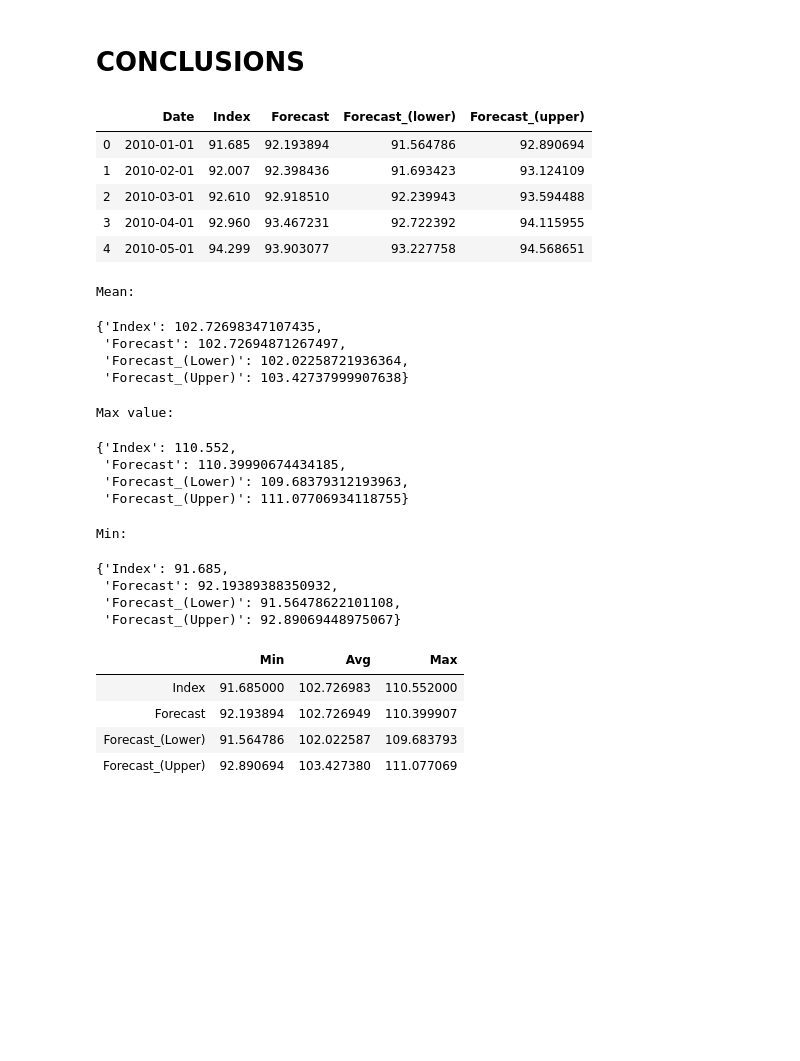
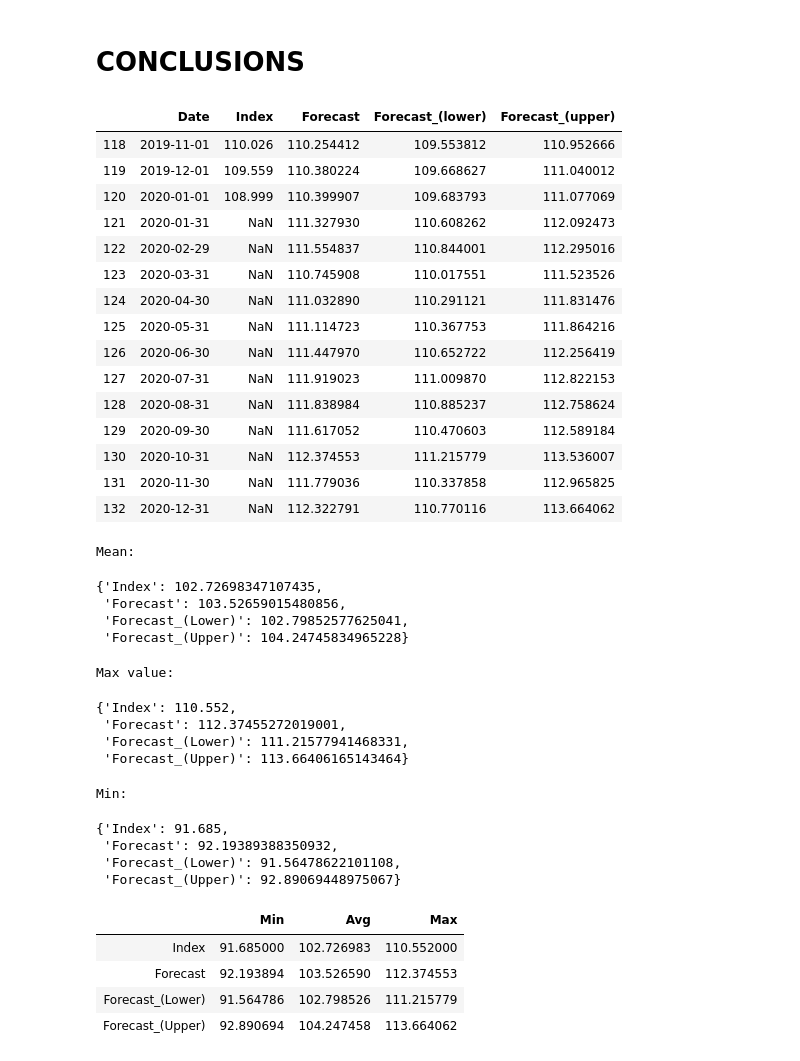
Before and after one commit to azagorowski/Analysis-and-forecast-of-stock-exchange-price-based-on-selected-indicators-using-machine-learning, a Jupyter notebook: scripts/azagorowski_scripts/Industrial_production_forecast_2021.ipynb, the cells around one changed output. Cells and saved outputs as stored; diff of their text form; code cells hidden in the pictures; blank space fills up the shorter version.

```diff
--- a/scripts/azagorowski_scripts/Industrial_production_forecast_2021.ipynb
+++ b/scripts/azagorowski_scripts/Industrial_production_forecast_2021.ipynb
@@ -145,21 +145,31 @@ py.iplot(fig)
 # CONCLUSIONS
 # %%
 #Merge two Data Frames (imported from .csv file and forecast) on date column ('ds')
-df2 = df.merge(forecast[['ds', 'yhat', 'yhat_lower', 'yhat_upper']],sort=True,on=['ds'])
+df2 = df.merge(forecast[['ds', 'yhat', 'yhat_lower', 'yhat_upper']],sort=True,on=['ds'],how="outer")
 
 #Rename the columns title
 df2 = df2.rename(columns={'ds': 'Date', 'y': 'Index','yhat': 'Forecast',
                           'yhat_lower': 'Forecast_(lower)','yhat_upper': 'Forecast_(upper)'})
 
 #Display header
-df2.head()
+df2.tail(15)
 # %% [output]
 |  | Date | Index | Forecast | Forecast_(lower) | Forecast_(upper) |
-| 0 | 2010-01-01 | 91.685 | 92.193894 | 91.564786 | 92.890694 |
-| 1 | 2010-02-01 | 92.007 | 92.398436 | 91.693423 | 93.124109 |
-| 2 | 2010-03-01 | 92.610 | 92.918510 | 92.239943 | 93.594488 |
-| 3 | 2010-04-01 | 92.960 | 93.467231 | 92.722392 | 94.115955 |
-| 4 | 2010-05-01 | 94.299 | 93.903077 | 93.227758 | 94.568651 |
+| 118 | 2019-11-01 | 110.026 | 110.254412 | 109.553812 | 110.952666 |
+| 119 | 2019-12-01 | 109.559 | 110.380224 | 109.668627 | 111.040012 |
+| 120 | 2020-01-01 | 108.999 | 110.399907 | 109.683793 | 111.077069 |
+| 121 | 2020-01-31 | NaN | 111.327930 | 110.608262 | 112.092473 |
+| 122 | 2020-02-29 | NaN | 111.554837 | 110.844001 | 112.295016 |
+| 123 | 2020-03-31 | NaN | 110.745908 | 110.017551 | 111.523526 |
+| 124 | 2020-04-30 | NaN | 111.032890 | 110.291121 | 111.831476 |
+| 125 | 2020-05-31 | NaN | 111.114723 | 110.367753 | 111.864216 |
+| 126 | 2020-06-30 | NaN | 111.447970 | 110.652722 | 112.256419 |
+| 127 | 2020-07-31 | NaN | 111.919023 | 111.009870 | 112.822153 |
+| 128 | 2020-08-31 | NaN | 111.838984 | 110.885237 | 112.758624 |
+| 129 | 2020-09-30 | NaN | 111.617052 | 110.470603 | 112.589184 |
+| 130 | 2020-10-31 | NaN | 112.374553 | 111.215779 | 113.536007 |
+| 131 | 2020-11-30 | NaN | 111.779036 | 110.337858 | 112.965825 |
+| 132 | 2020-12-31 | NaN | 112.322791 | 110.770116 | 113.664062 |
 # %%
 #Calculation of mean for every column
 meanIndex = df2['Index'].mean()
@@ -176,11 +186,11 @@ meanDict
 # %% [output]
 Mean:
 {'Index': 102.72698347107435,
- 'Forecast': 102.72694871267497,
- 'Forecast_(Lower)': 102.02258721936364,
- 'Forecast_(Upper)': 103.42737999907638}
+ 'Forecast': 103.52659015480856,
+ 'Forecast_(Lower)': 102.79852577625041,
+ 'Forecast_(Upper)': 104.24745834965228}
 # %%
-#Calculation of max for every column
+#Max values
 maxIndex = df2['Index'].max()
 maxForecast = df2['Forecast'].max()
 maxForecastLower = df2['Forecast_(lower)'].max()
@@ -195,6 +205,6 @@ maxDict
 # %% [output]
 Max value:
 {'Index': 110.552,
- 'Forecast': 110.39990674434185,
- 'Forecast_(Lower)': 109.68379312193963,
- 'Forecast_(Upper)': 111.07706934118755}
+ 'Forecast': 112.37455272019001,
+ 'Forecast_(Lower)': 111.21577941468331,
+ 'Forecast_(Upper)': 113.66406165143464}
@@ -228,6 +233,6 @@ minMeanMax
 # %% [output]
 |  | Min | Avg | Max |
 | Index | 91.685000 | 102.726983 | 110.552000 |
-| Forecast | 92.193894 | 102.726949 | 110.399907 |
-| Forecast_(Lower) | 91.564786 | 102.022587 | 109.683793 |
-| Forecast_(Upper) | 92.890694 | 103.427380 | 111.077069 |
+| Forecast | 92.193894 | 103.526590 | 112.374553 |
+| Forecast_(Lower) | 91.564786 | 102.798526 | 111.215779 |
+| Forecast_(Upper) | 92.890694 | 104.247458 | 113.664062 |
```
Also changed, not shown: parts of 7 cells of this notebook.
